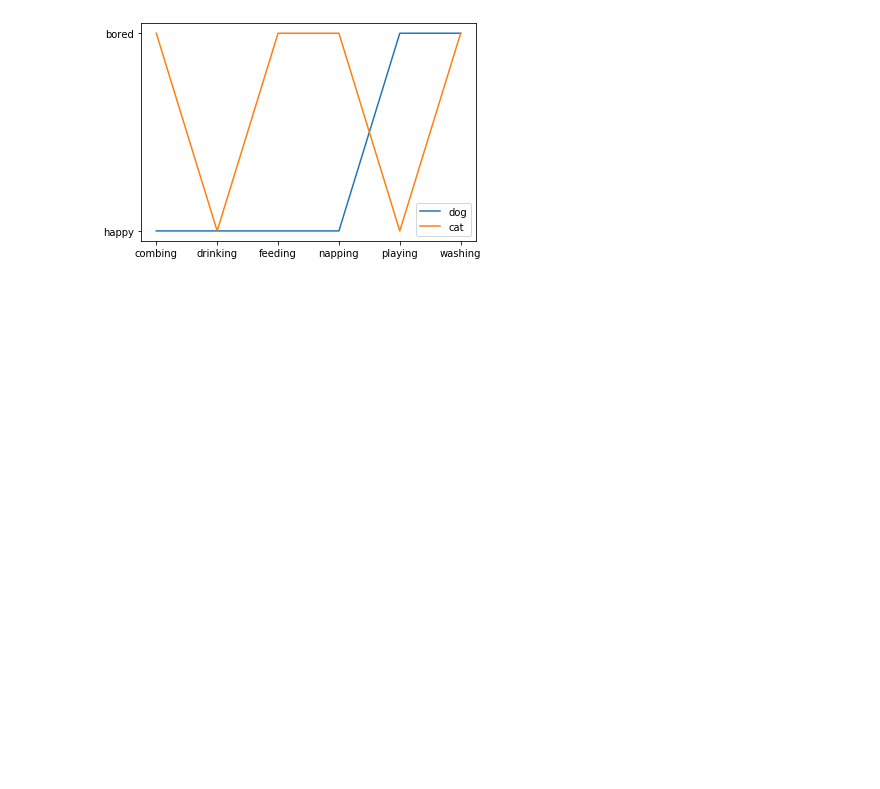
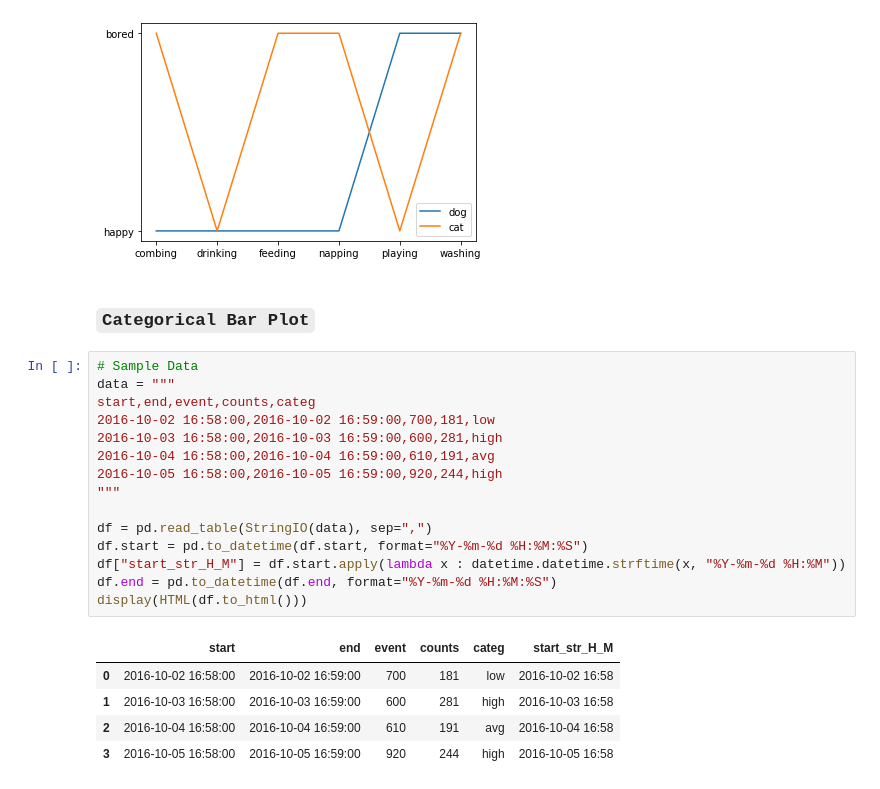
Before and after one commit to RakeshG1/Plots, a Jupyter notebook: Categorical_Plot.ipynb, the cells around one changed output. Saved outputs shown, nothing was run; the diff lists cells and outputs as text; blank space fills up the shorter version.

```diff
--- a/Categorical_Plot.ipynb
+++ b/Categorical_Plot.ipynb
@@ -19,3 +25,26 @@ ax.legend()
 plt.show()
 # %% [output]
 [figure]
+# %% [markdown]
+### `Categorical Bar Plot`
+# %%
+# Sample Data
+data = """
+start,end,event,counts,categ
+2016-10-02 16:58:00,2016-10-02 16:59:00,700,181,low
+2016-10-03 16:58:00,2016-10-03 16:59:00,600,281,high
+2016-10-04 16:58:00,2016-10-04 16:59:00,610,191,avg
+2016-10-05 16:58:00,2016-10-05 16:59:00,920,244,high
+"""
+
+df = pd.read_table(StringIO(data), sep=",")
+df.start = pd.to_datetime(df.start, format="%Y-%m-%d %H:%M:%S")
+df["start_str_H_M"] = df.start.apply(lambda x : datetime.datetime.strftime(x, "%Y-%m-%d %H:%M"))
+df.end = pd.to_datetime(df.end, format="%Y-%m-%d %H:%M:%S")
+display(HTML(df.to_html()))
+# %% [output]
+|  | start | end | event | counts | categ | start_str_H_M |
+| 0 | 2016-10-02 16:58:00 | 2016-10-02 16:59:00 | 700 | 181 | low | 2016-10-02 16:58 |
+| 1 | 2016-10-03 16:58:00 | 2016-10-03 16:59:00 | 600 | 281 | high | 2016-10-03 16:58 |
+| 2 | 2016-10-04 16:58:00 | 2016-10-04 16:59:00 | 610 | 191 | avg | 2016-10-04 16:58 |
+| 3 | 2016-10-05 16:58:00 | 2016-10-05 16:59:00 | 920 | 244 | high | 2016-10-05 16:58 |
```
Also changed, not shown: parts of 4 cells of this notebook, 2 other files.
